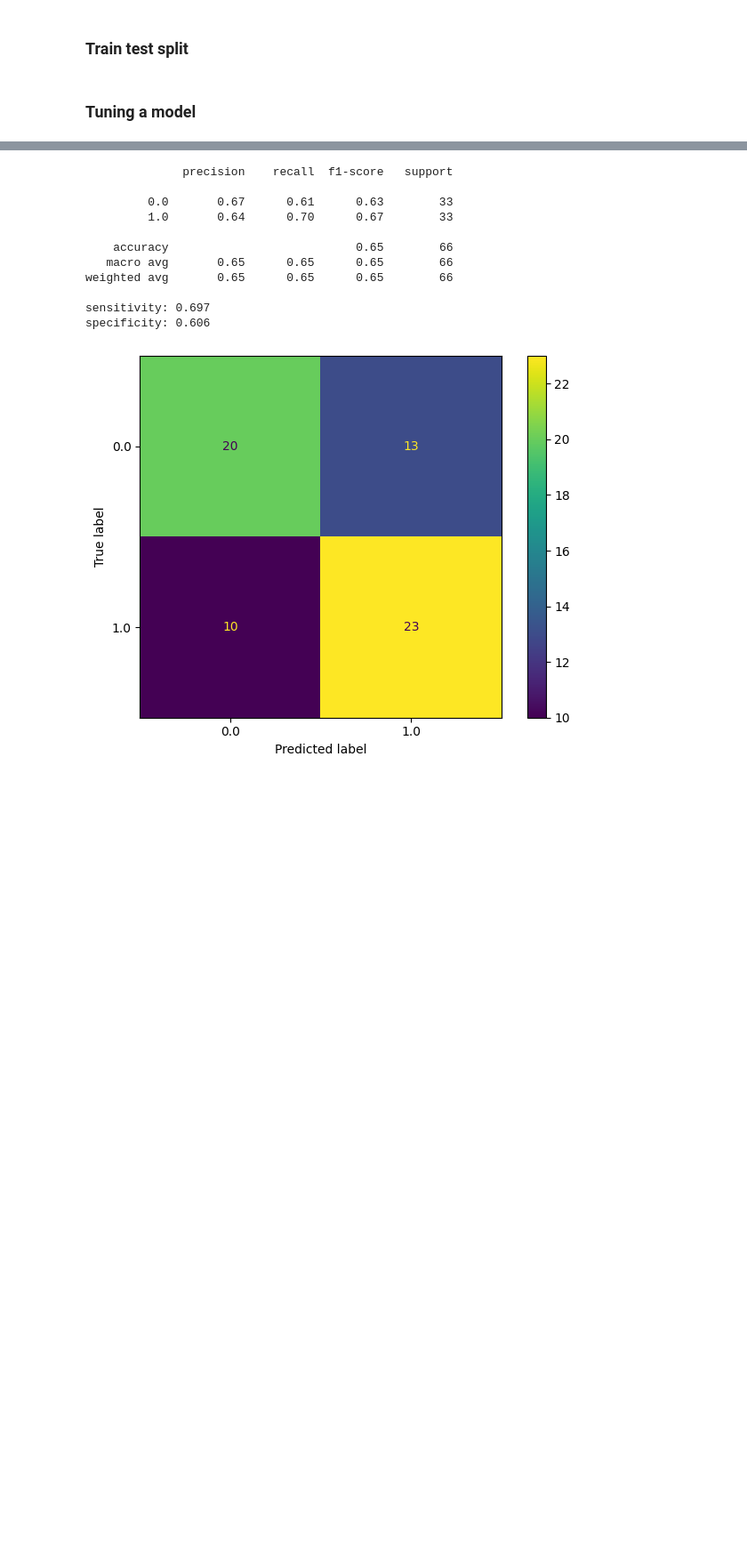
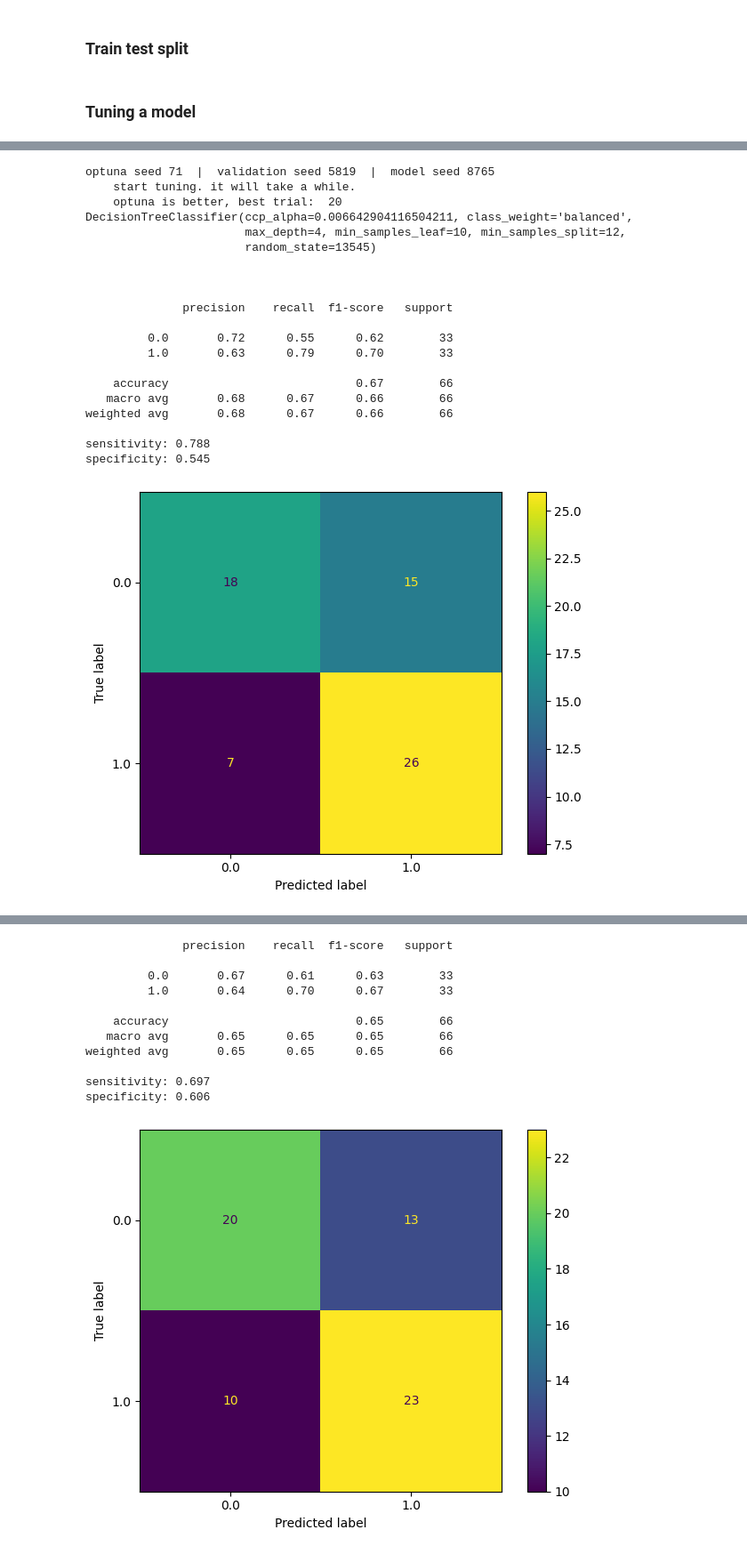
Before and after one commit to ICMOL/PineBioML, a Jupyter notebook: example_BasicUsage.ipynb, the cells around one changed output, grey strips where cells are left out. Shown at 89% size. Saved outputs shown, nothing was run; the diff lists cells and outputs as text; code cells hidden in the pictures; blank space fills up the shorter version.

```diff
--- a/example_BasicUsage.ipynb
+++ b/example_BasicUsage.ipynb
@@ -302,0 +328,25 @@ specificity: 0.606
+# %%
+DT = tuner.DecisionTree_tuner().fit(x_train, y_train)
+report_utils.classification_summary(y_valid, DT.predict_proba(x_valid)[:, 1])
+# %% [output]
+optuna seed 71  |  validation seed 5819  |  model seed 8765
+    start tuning. it will take a while.
+    optuna is better, best trial:  20
+DecisionTreeClassifier(ccp_alpha=0.006642904116504211, class_weight='balanced',
+                       max_depth=4, min_samples_leaf=10, min_samples_split=12,
+                       random_state=13545)
+
+
+
+              precision    recall  f1-score   support
+
+         0.0       0.72      0.55      0.62        33
+         1.0       0.63      0.79      0.70        33
+
+    accuracy                           0.67        66
+   macro avg       0.68      0.67      0.66        66
+weighted avg       0.68      0.67      0.66        66
+
+sensitivity: 0.788
+specificity: 0.545
+[figure, added]
```
Also changed, not shown: parts of 14 cells of this notebook, 37 other files.
